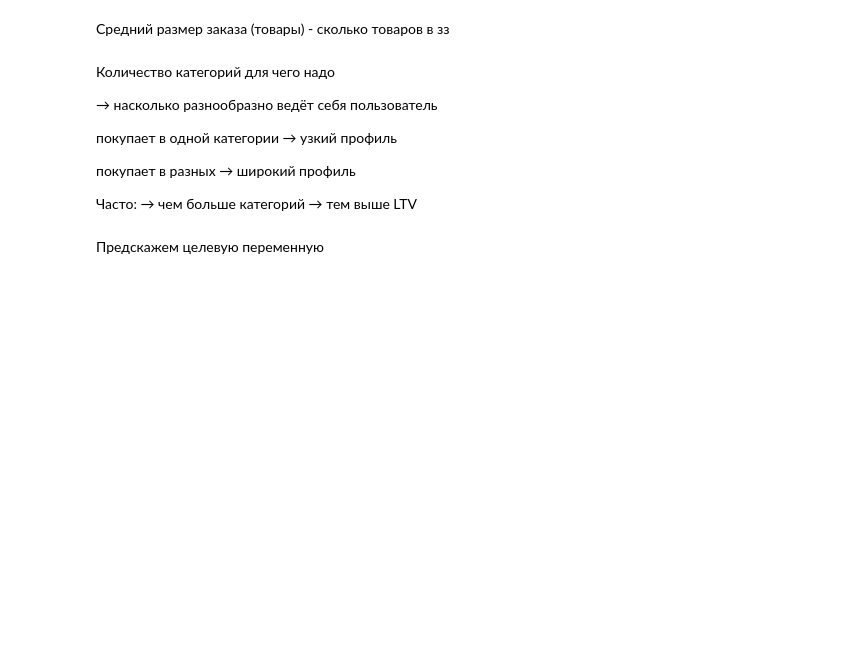
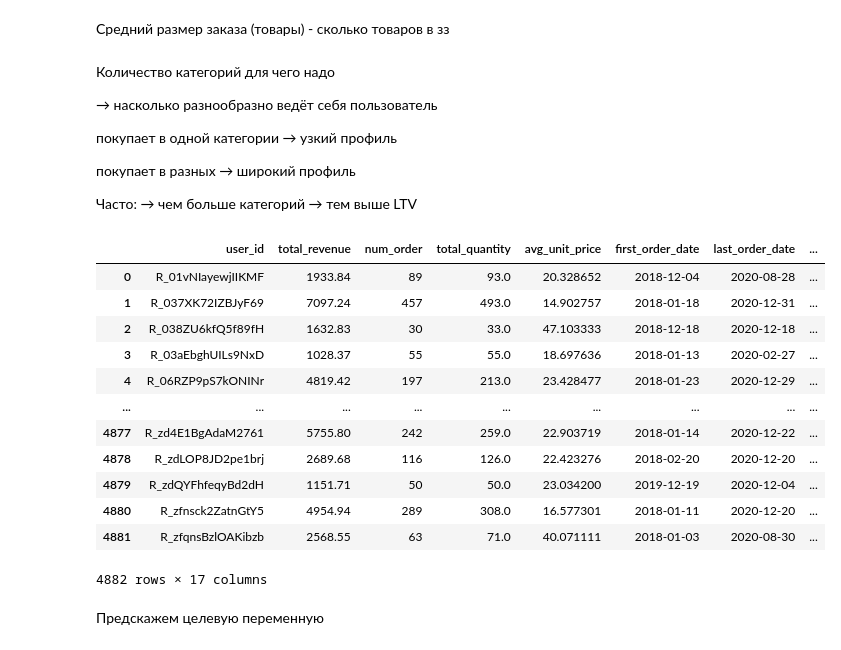
Before and after one commit to arlinrus/vkr, a Jupyter notebook: diplom.ipynb, the cells around one changed output. Cells and saved outputs as stored; diff of their text form; code cells hidden in the pictures; blank space fills up the shorter version.

```diff
--- a/diplom.ipynb
+++ b/diplom.ipynb
@@ -447,6 +447,21 @@ category_features = past.groupby('survey_responseid').agg(
 ).reset_index().rename(columns={'survey_responseid': 'user_id'})
 # %%
 df = df_past.merge(category_features, on='user_id', how='left')
+df
+# %% [output]
+|  | user_id | total_revenue | num_order | total_quantity | avg_unit_price | first_order_date | last_order_date | ... |
+| 0 | R_01vNIayewjIIKMF | 1933.84 | 89 | 93.0 | 20.328652 | 2018-12-04 | 2020-08-28 | ... |
+| 1 | R_037XK72IZBJyF69 | 7097.24 | 457 | 493.0 | 14.902757 | 2018-01-18 | 2020-12-31 | ... |
+| 2 | R_038ZU6kfQ5f89fH | 1632.83 | 30 | 33.0 | 47.103333 | 2018-12-18 | 2020-12-18 | ... |
+| 3 | R_03aEbghUILs9NxD | 1028.37 | 55 | 55.0 | 18.697636 | 2018-01-13 | 2020-02-27 | ... |
+| 4 | R_06RZP9pS7kONINr | 4819.42 | 197 | 213.0 | 23.428477 | 2018-01-23 | 2020-12-29 | ... |
+| ... | ... | ... | ... | ... | ... | ... | ... | ... |
+| 4877 | R_zd4E1BgAdaM2761 | 5755.80 | 242 | 259.0 | 22.903719 | 2018-01-14 | 2020-12-22 | ... |
+| 4878 | R_zdLOP8JD2pe1brj | 2689.68 | 116 | 126.0 | 22.423276 | 2018-02-20 | 2020-12-20 | ... |
+| 4879 | R_zdQYFhfeqyBd2dH | 1151.71 | 50 | 50.0 | 23.034200 | 2019-12-19 | 2020-12-04 | ... |
+| 4880 | R_zfnsck2ZatnGtY5 | 4954.94 | 289 | 308.0 | 16.577301 | 2018-01-11 | 2020-12-20 | ... |
+| 4881 | R_zfqnsBzlOAKibzb | 2568.55 | 63 | 71.0 | 40.071111 | 2018-01-03 | 2020-08-30 | ... |
+4882 rows × 17 columns
 # %% [markdown]
 Предскажем целевую переменную
 # %%
```
Also changed, not shown: parts of 22 cells of this notebook.
